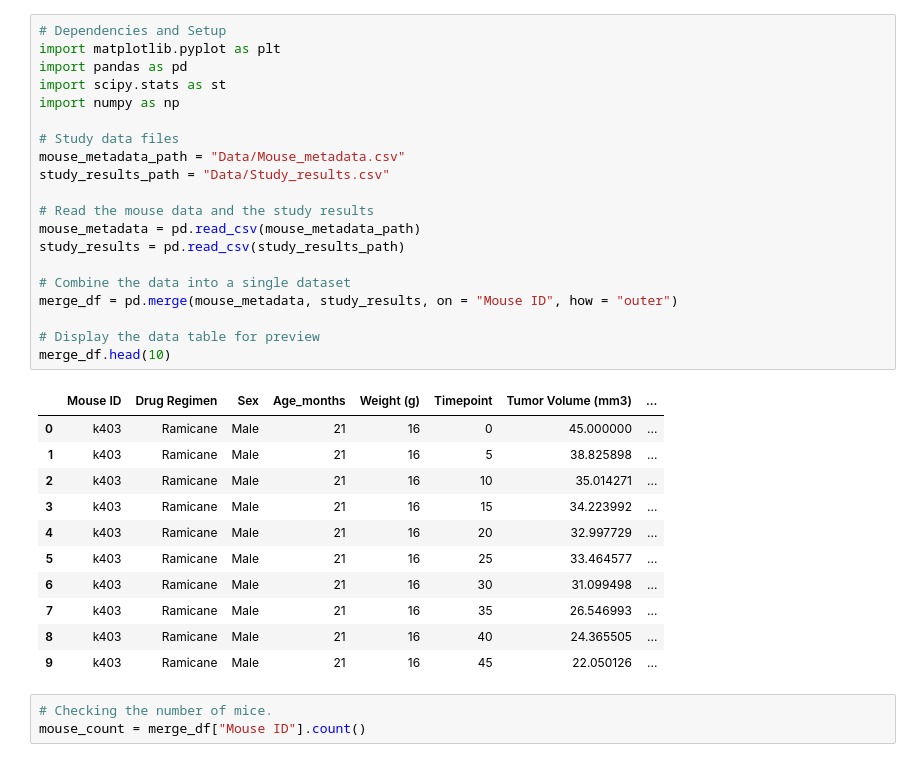
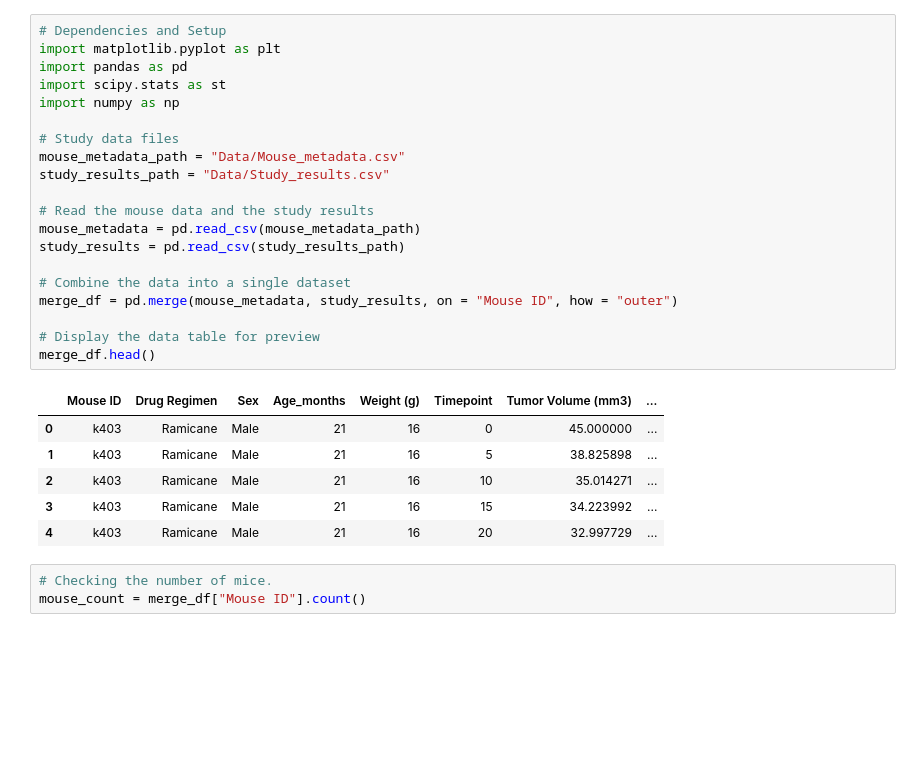
Before and after one commit to rteves0914/Matplotlib-challenge, a Jupyter notebook: Pymaceuticals.ipynb, the cells around one changed output. Cells and saved outputs as stored; diff of their text form; blank space fills up the shorter version.

```diff
--- a/Pymaceuticals.ipynb
+++ b/Pymaceuticals.ipynb
@@ -1,35 +1,30 @@
 # %%
 # Dependencies and Setup
 import matplotlib.pyplot as plt
 import pandas as pd
 import scipy.stats as st
 import numpy as np
 
 # Study data files
 mouse_metadata_path = "Data/Mouse_metadata.csv"
 study_results_path = "Data/Study_results.csv"
 
 # Read the mouse data and the study results
 mouse_metadata = pd.read_csv(mouse_metadata_path)
 study_results = pd.read_csv(study_results_path)
 
 # Combine the data into a single dataset
 merge_df = pd.merge(mouse_metadata, study_results, on = "Mouse ID", how = "outer")
 
 # Display the data table for preview
-merge_df.head(10)
+merge_df.head()
 # %% [output]
 |  | Mouse ID | Drug Regimen | Sex | Age_months | Weight (g) | Timepoint | Tumor Volume (mm3) | ... |
 | 0 | k403 | Ramicane | Male | 21 | 16 | 0 | 45.000000 | ... |
 | 1 | k403 | Ramicane | Male | 21 | 16 | 5 | 38.825898 | ... |
 | 2 | k403 | Ramicane | Male | 21 | 16 | 10 | 35.014271 | ... |
 | 3 | k403 | Ramicane | Male | 21 | 16 | 15 | 34.223992 | ... |
 | 4 | k403 | Ramicane | Male | 21 | 16 | 20 | 32.997729 | ... |
-| 5 | k403 | Ramicane | Male | 21 | 16 | 25 | 33.464577 | ... |
-| 6 | k403 | Ramicane | Male | 21 | 16 | 30 | 31.099498 | ... |
-| 7 | k403 | Ramicane | Male | 21 | 16 | 35 | 26.546993 | ... |
-| 8 | k403 | Ramicane | Male | 21 | 16 | 40 | 24.365505 | ... |
-| 9 | k403 | Ramicane | Male | 21 | 16 | 45 | 22.050126 | ... |
 # %%
 # Checking the number of mice.
 mouse_count = merge_df["Mouse ID"].count()
```
Also changed, not shown: parts of 6 cells of this notebook.
